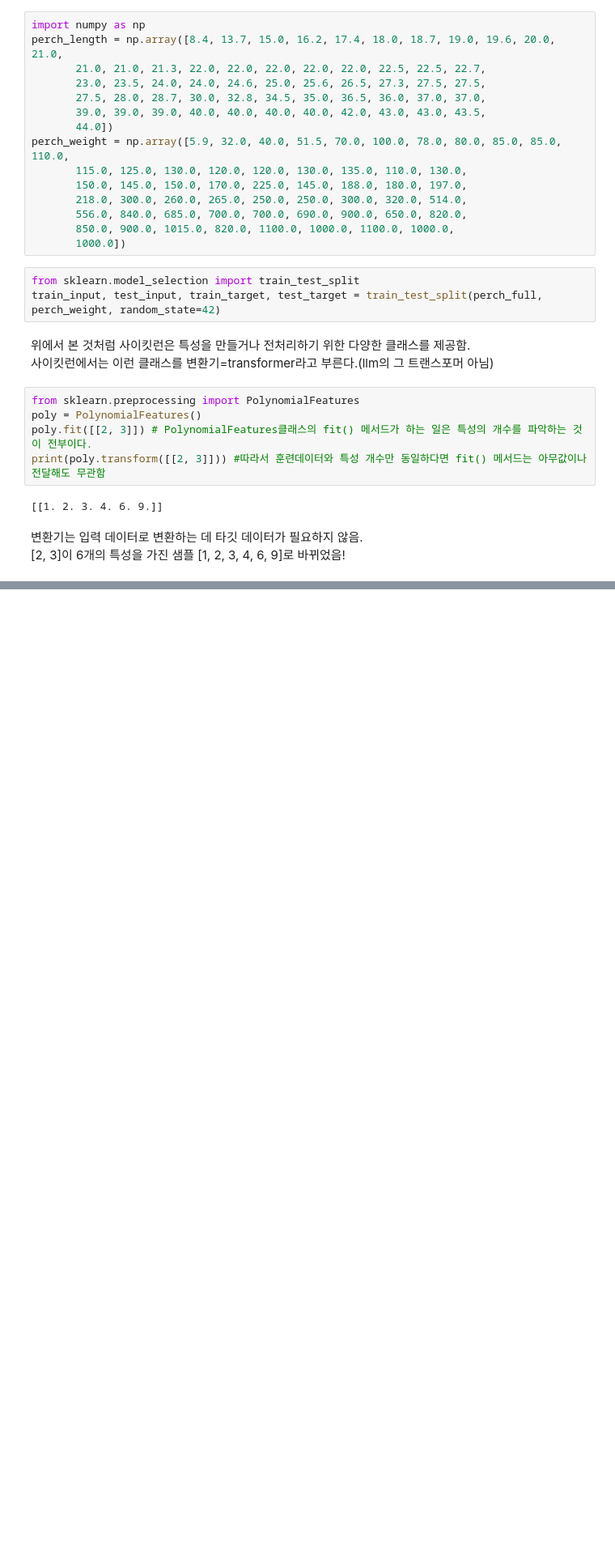
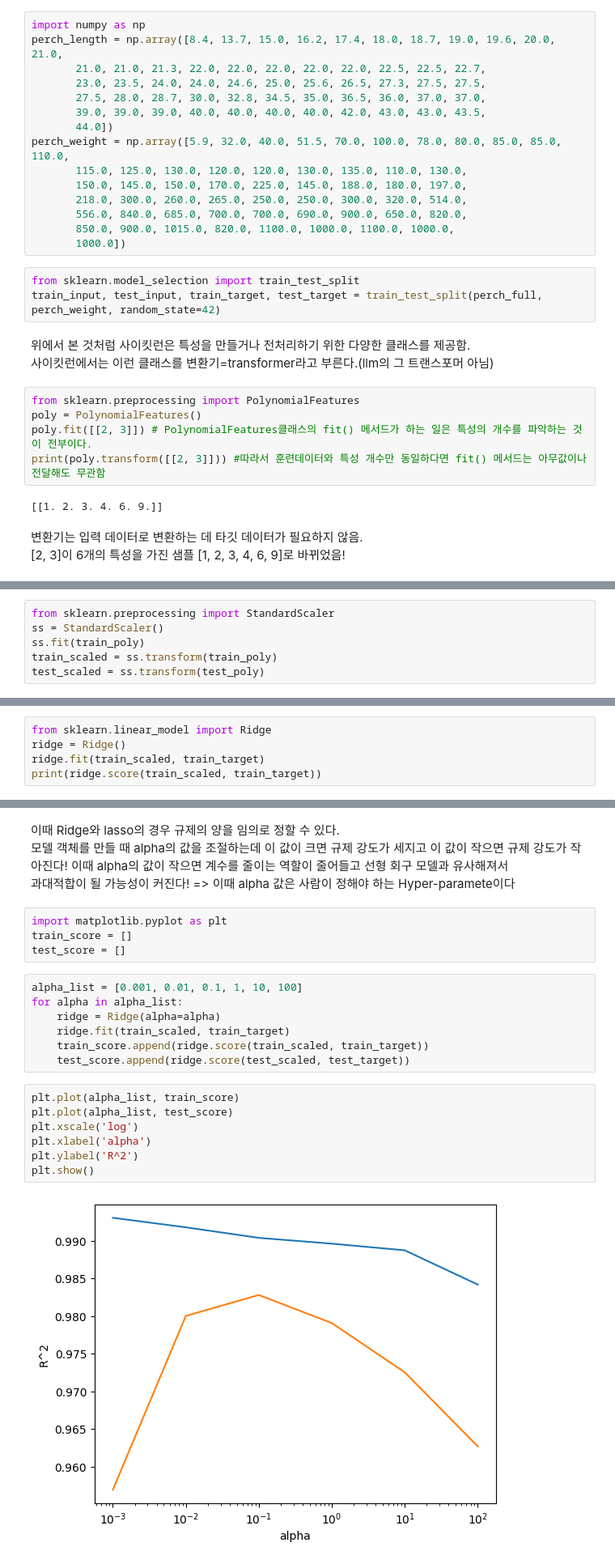
Before and after one commit to DelosIndustry/HongongML-DL_stduy, a Jupyter notebook: hongongDL.ipynb, the cells around one changed output, grey strips where cells are left out. Shown at 81% size. Saved outputs shown, nothing was run; the diff lists cells and outputs as text; blank space fills up the shorter version.

```diff
--- a/hongongDL.ipynb
+++ b/hongongDL.ipynb
@@ -616,0 +690,6 @@ print(poly.transform([[2, 3]]))
+# %%
+from sklearn.preprocessing import StandardScaler
+ss = StandardScaler()
+ss.fit(train_poly)
+train_scaled = ss.transform(train_poly)
+test_scaled = ss.transform(test_poly)
@@ -616,0 +699,5 @@ print(poly.transform([[2, 3]]))
+# %%
+from sklearn.linear_model import Ridge
+ridge = Ridge()
+ridge.fit(train_scaled, train_target)
+print(ridge.score(train_scaled, train_target))
@@ -616,0 +710,25 @@ print(poly.transform([[2, 3]]))
+# %% [markdown]
+이때 Ridge와 lasso의 경우 규제의 양을 임의로 정할 수 있다.
+모델 객체를 만들 때 alpha의 값을 조절하는데 이 값이 크면 규제 강도가 세지고
+이 값이 작으면 규제 강도가 작아진다! 이때 alpha의 값이 작으면 계수를 줄이는 역할이 줄어들고 선형 회구 모델과 유사해져서
+과대적합이 될 가능성이 커진다! => 이때 alpha 값은 사람이 정해야 하는 Hyper-paramete이다
+# %%
+import matplotlib.pyplot as plt
+train_score = []
+test_score = []
+# %%
+alpha_list = [0.001, 0.01, 0.1, 1, 10, 100]
+for alpha in alpha_list:
+    ridge = Ridge(alpha=alpha)
+    ridge.fit(train_scaled, train_target)
+    train_score.append(ridge.score(train_scaled, train_target))
+    test_score.append(ridge.score(test_scaled, test_target))
+# %%
+plt.plot(alpha_list, train_score)
+plt.plot(alpha_list, test_score)
+plt.xscale('log')
+plt.xlabel('alpha')
+plt.ylabel('R^2')
+plt.show()
+# %% [output]
+[figure, added]
```
Also changed, not shown: parts of 23 cells of this notebook.
